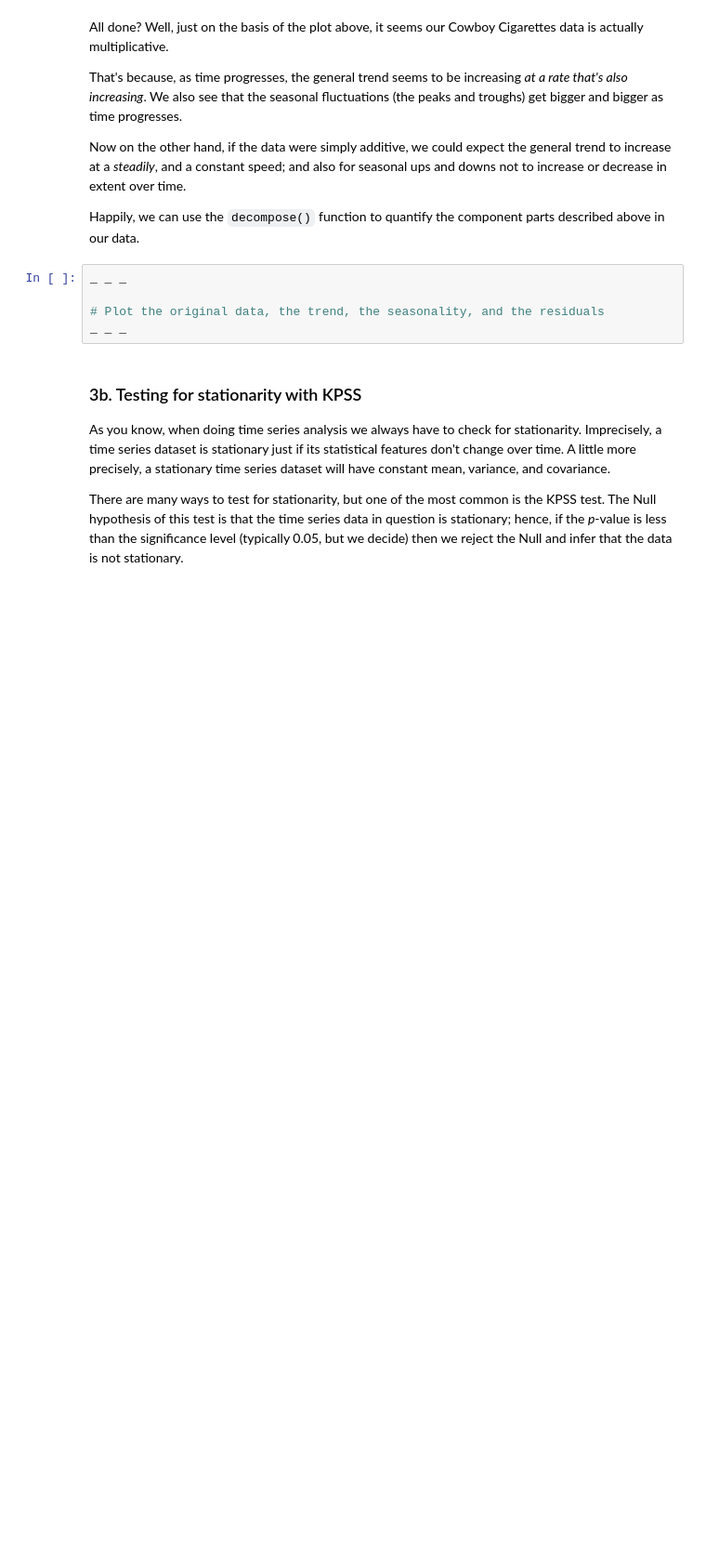
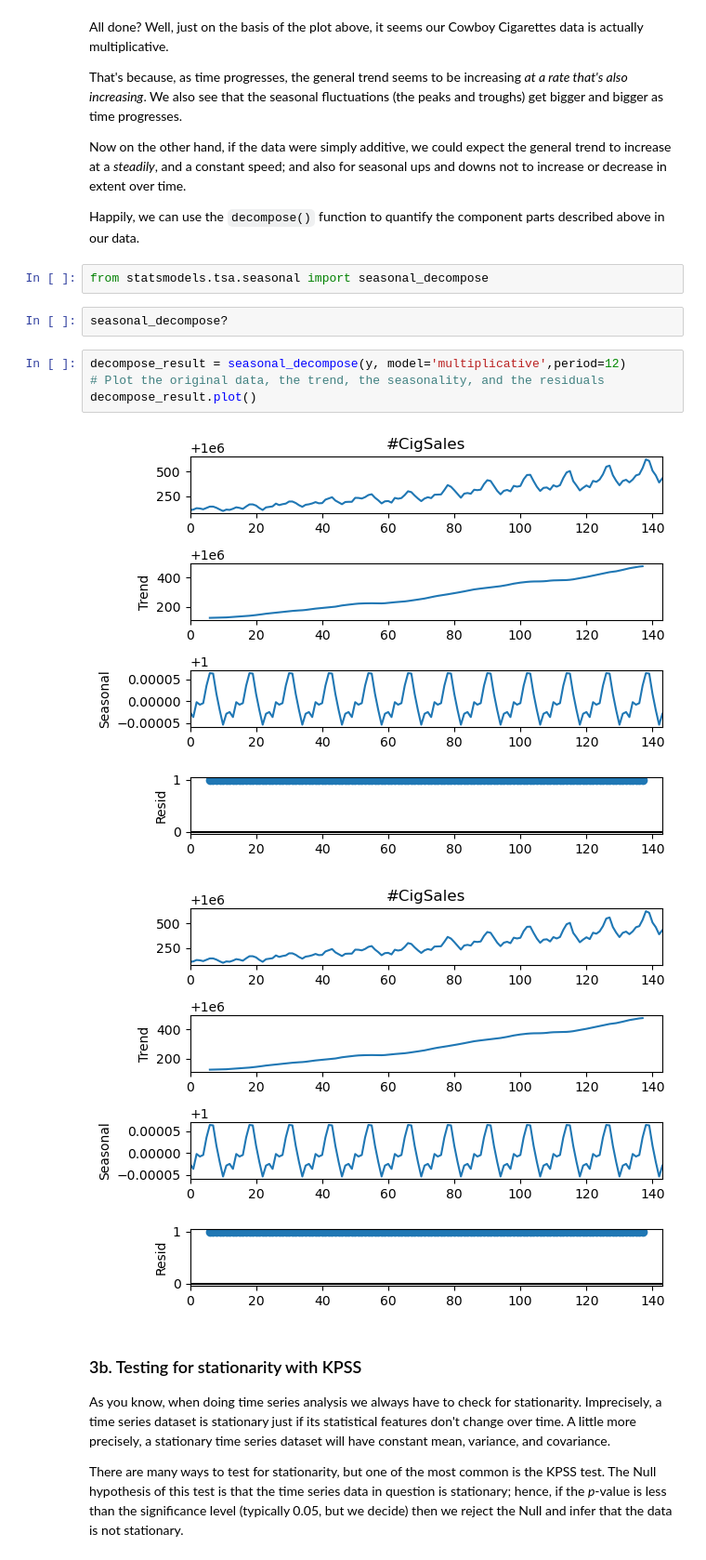
Before and after one commit to MsEM11/Time-Series-Investigation, a Jupyter notebook: Cowboy Cigarettes Case Study - Tier 3.ipynb, the cells around one changed output. Shown at 93% size. Drawn from its saved outputs; the diff is of its cells as text; blank space fills up the shorter version.

```diff
--- a/Cowboy Cigarettes Case Study - Tier 3.ipynb
+++ b/Cowboy Cigarettes Case Study - Tier 3.ipynb
@@ -210,11 +222,17 @@ That's because, as time progresses, the general trend seems to be increasing *at
 Now on the other hand, if the data were simply additive, we could expect the general trend to increase at a *steadily*, and a constant speed; and also for seasonal ups and downs not to increase or decrease in extent over time.
 
 Happily, we can use the `decompose()` function to quantify the component parts described above in our data.
+# %%
+from statsmodels.tsa.seasonal import seasonal_decompose
+# %%
+seasonal_decompose?
 # %%
-_ _ _
-
+decompose_result = seasonal_decompose(y, model='multiplicative',period=12)
 # Plot the original data, the trend, the seasonality, and the residuals
-_ _ _
+decompose_result.plot()
+# %% [output]
+[figure, added]
+[figure, added]
 # %% [markdown]
 ### 3b. Testing for stationarity with KPSS
 As you know, when doing time series analysis we always have to check for stationarity. Imprecisely, a time series dataset is stationary just if its statistical features don't change over time. A little more precisely, a stationary time series dataset will have constant mean, variance, and covariance.
```
Also changed, not shown: parts of 4 cells of this notebook.
